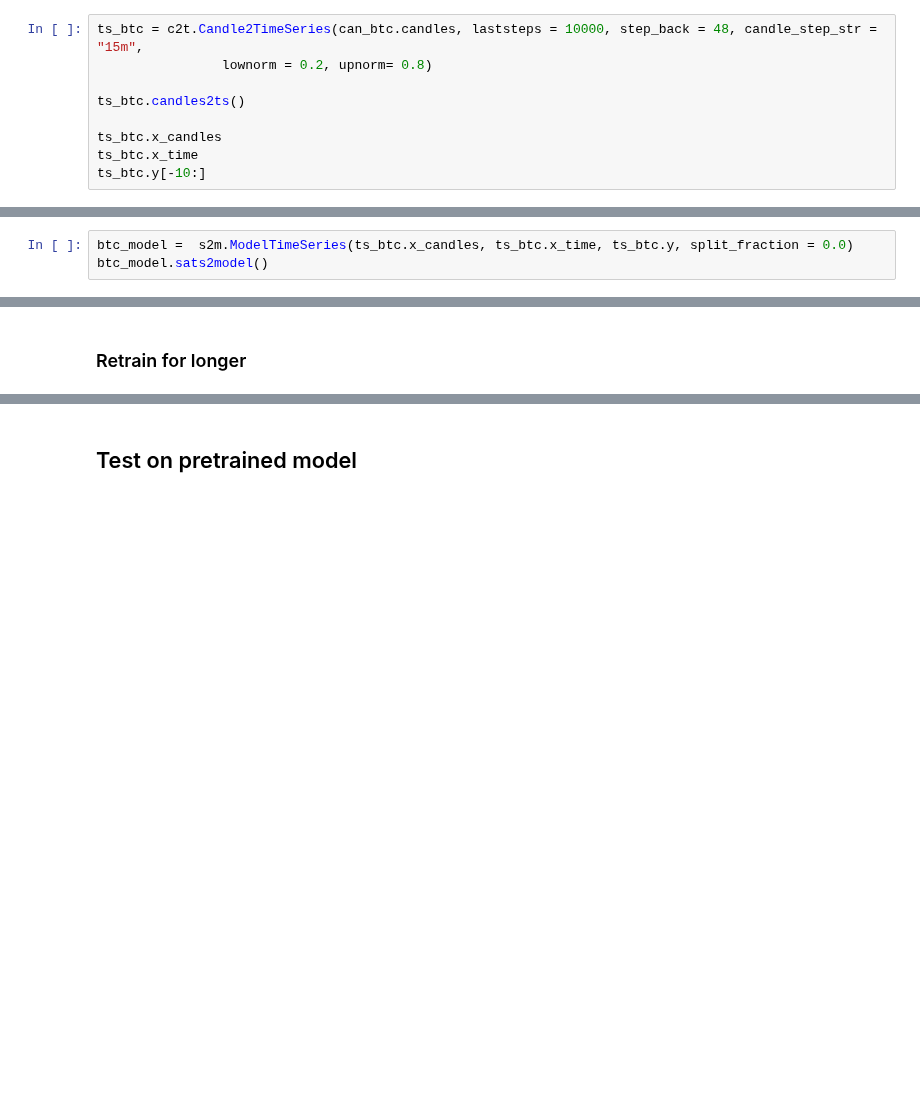
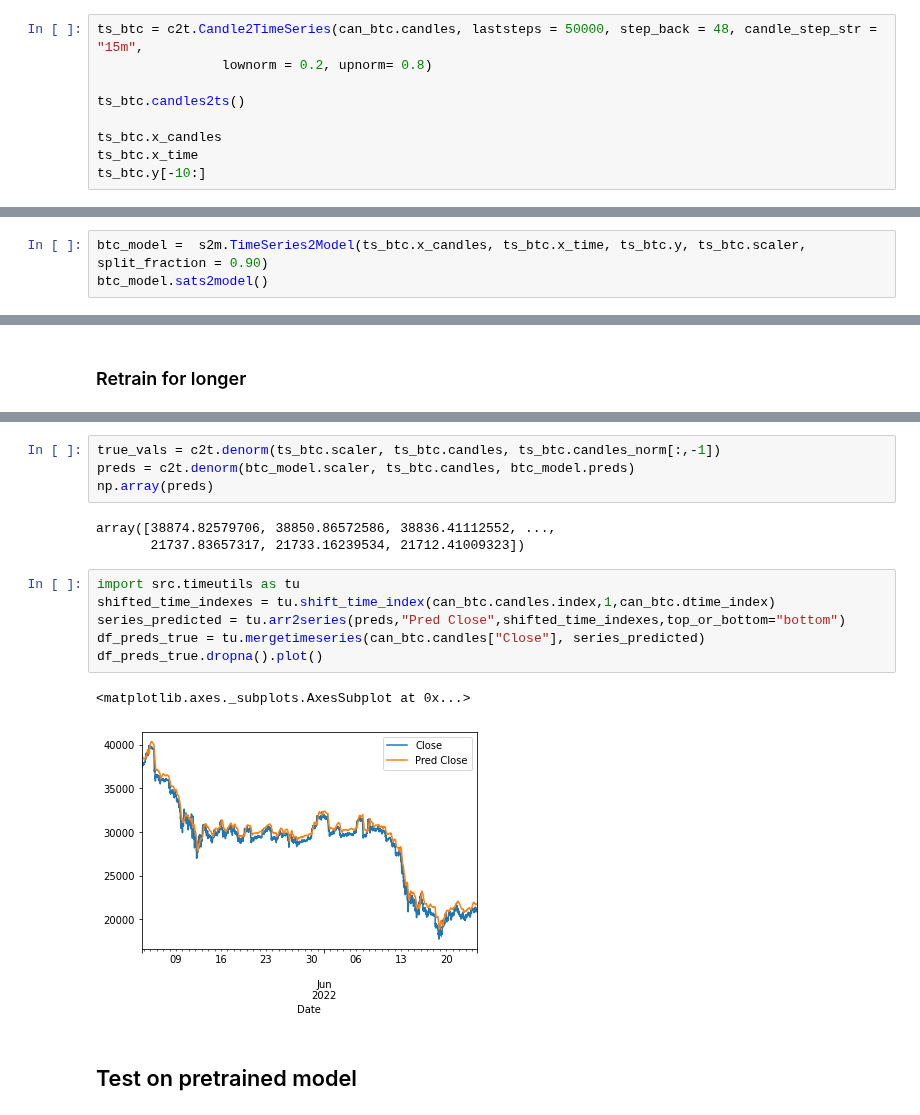
Before and after one commit to gabriele16/sats4u, a Jupyter notebook: colab/LSTM-CNN-BitCoin-Save-Load.ipynb, the cells around one changed output, grey strips where cells are left out. Drawn from its saved outputs; the diff is of its cells as text; blank space fills up the shorter version.

```diff
--- a/colab/LSTM-CNN-BitCoin-Save-Load.ipynb
+++ b/colab/LSTM-CNN-BitCoin-Save-Load.ipynb
@@ -73,7 +73,7 @@ can_btc.buildfeatures()
 # %% [markdown]
 # Generate normalized timeseries
 # %%
-ts_btc = c2t.Candle2TimeSeries(can_btc.candles, laststeps = 10000, step_back = 48, candle_step_str = "15m",
+ts_btc = c2t.Candle2TimeSeries(can_btc.candles, laststeps = 50000, step_back = 48, candle_step_str = "15m",
                 lownorm = 0.2, upnorm= 0.8)
 
 ts_btc.candles2ts()
@@ -101,7 +101,7 @@ Feature data with time intervals 'x_time' with size : 9952
 # %% [markdown]
 ## Train CNN-LSTM model using full data set
 # %%
-btc_model =  s2m.ModelTimeSeries(ts_btc.x_candles, ts_btc.x_time, ts_btc.y, split_fraction = 0.0)
+btc_model =  s2m.TimeSeries2Model(ts_btc.x_candles, ts_btc.x_time, ts_btc.y, ts_btc.scaler, split_fraction = 0.90)
 btc_model.sats2model()
 # %%
 datetime.strptime(str(can_btc.candles.index[-1]), '%Y-%m-%d %H:%M:%S').strftime('%y%m%d_%H_%M')
@@ -140,3 +207,19 @@ btc_model.preds
+# %%
+true_vals = c2t.denorm(ts_btc.scaler, ts_btc.candles, ts_btc.candles_norm[:,-1])
+preds = c2t.denorm(btc_model.scaler, ts_btc.candles, btc_model.preds)
+np.array(preds)
+# %% [output]
+array([38874.82579706, 38850.86572586, 38836.41112552, ...,
+       21737.83657317, 21733.16239534, 21712.41009323])
+# %%
+import src.timeutils as tu
+shifted_time_indexes = tu.shift_time_index(can_btc.candles.index,1,can_btc.dtime_index)
+series_predicted = tu.arr2series(preds,"Pred Close",shifted_time_indexes,top_or_bottom="bottom")
+df_preds_true = tu.mergetimeseries(can_btc.candles["Close"], series_predicted)
+df_preds_true.dropna().plot()
+# %% [output]
+<matplotlib.axes._subplots.AxesSubplot at 0x...>
+[figure, added]
 # %% [markdown]
 ## Test on pretrained model
 # %%
```
Also changed, not shown: parts of 24 cells of this notebook, 1 other file.
